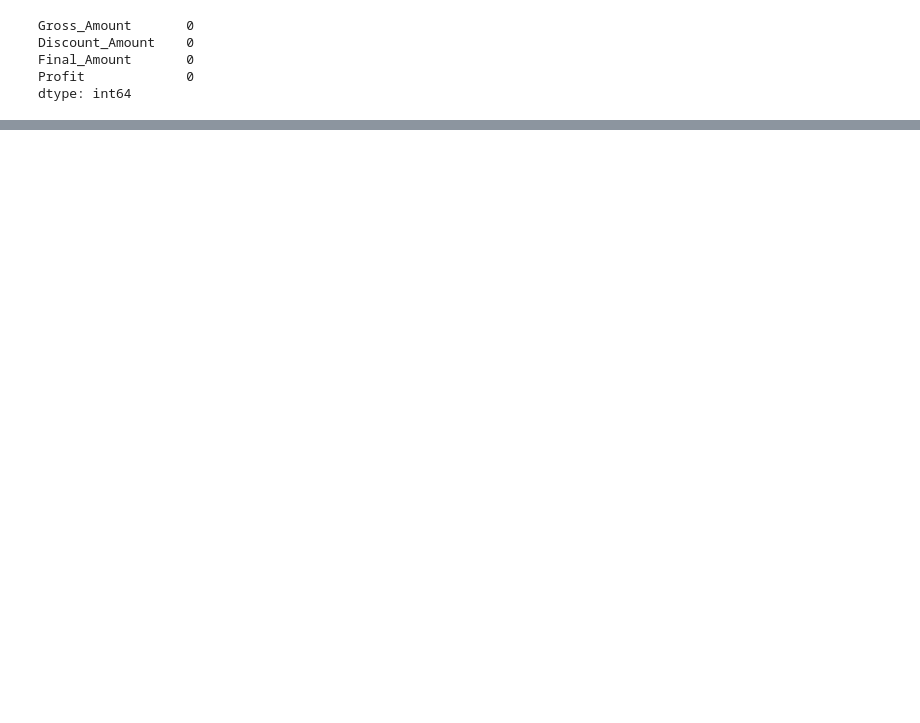
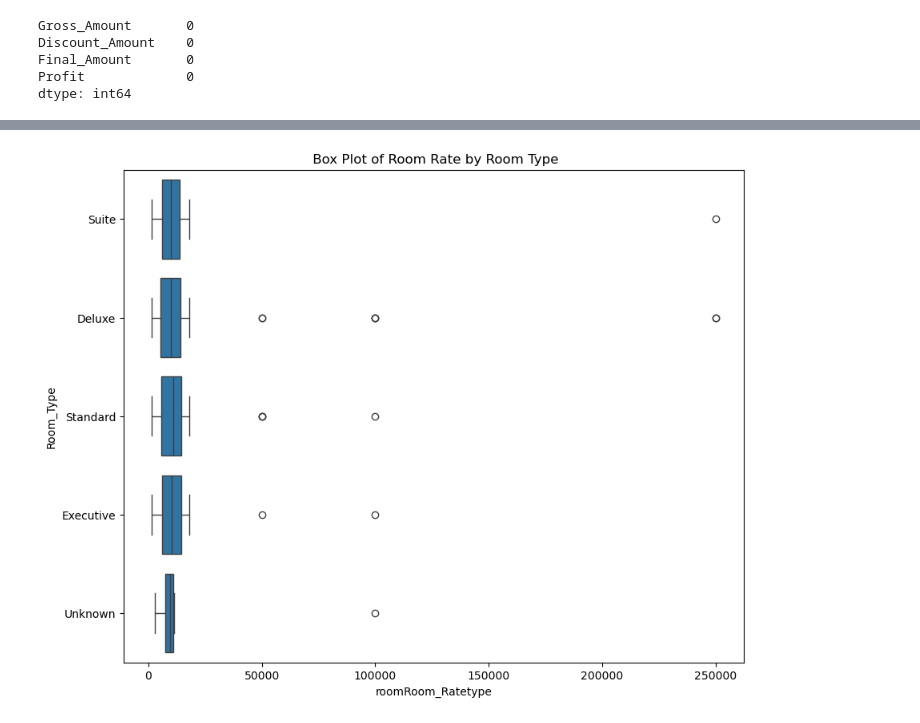
Before and after one commit to ParitoshAttketi/Jupyter_python_work, a Jupyter notebook: day39tasks.ipynb, the cells around one changed output, grey strips where cells are left out. Cells and saved outputs as stored; diff of their text form; code cells hidden in the pictures; blank space fills up the shorter version.

```diff
--- a/day39tasks.ipynb
+++ b/day39tasks.ipynb
@@ -620,0 +806,22 @@ df
+# %%
+#4. Box Plot of Room Rate by Room Type
+#What to plot: Spread and outliers of room rates for each room type
+#Columns: Room Type, Room Rate
+#Required: Both columns cleaned, Room Rate numeric
+#Easy explanation: Helps see which room type is generally expensive and if there are unusual high/low prices.
+
+
+plt.figure(figsize=(10,8))
+
+sns.boxplot(
+    data=df,
+    x="Room_Rate",
+    y = "Room_Type"
+)
+
+plt.title(" Box Plot of Room Rate by Room Type")
+plt.xlabel("roomRoom_Ratetype")
+plt.ylabel("Room_Type")
+plt.show()
+# %% [output]
+[figure, added]
```
Also changed, not shown: parts of 40 cells of this notebook, 2 other files.
